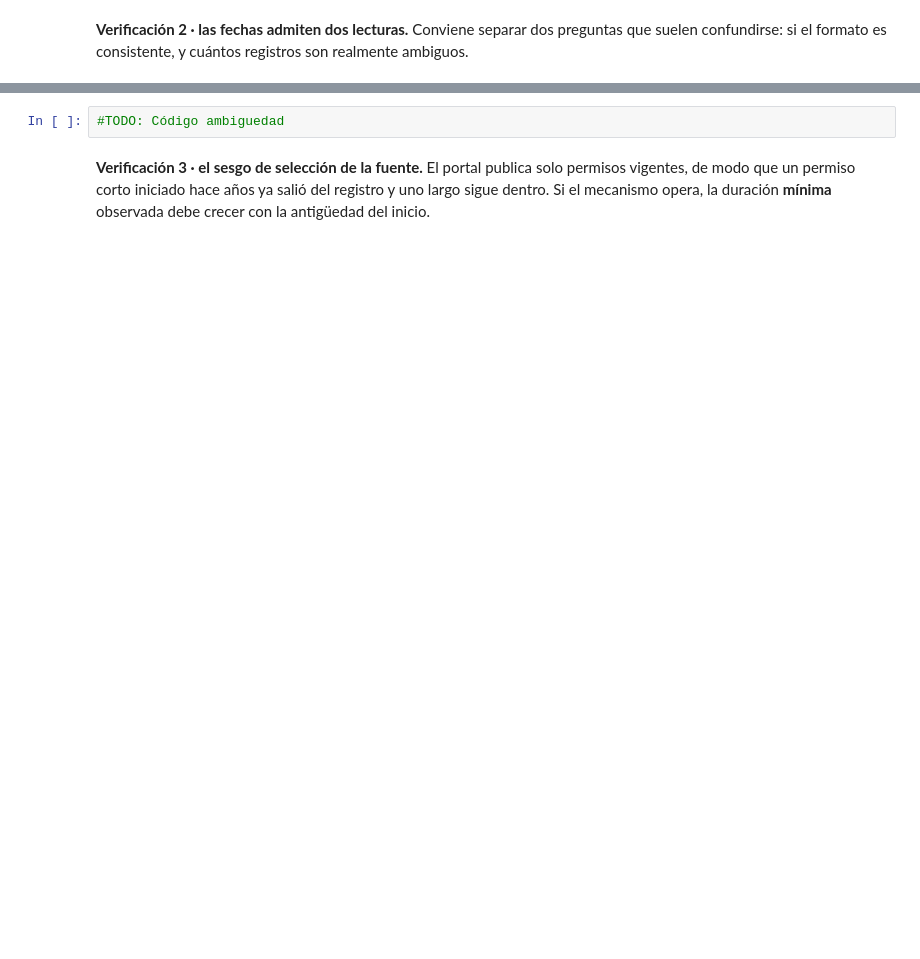
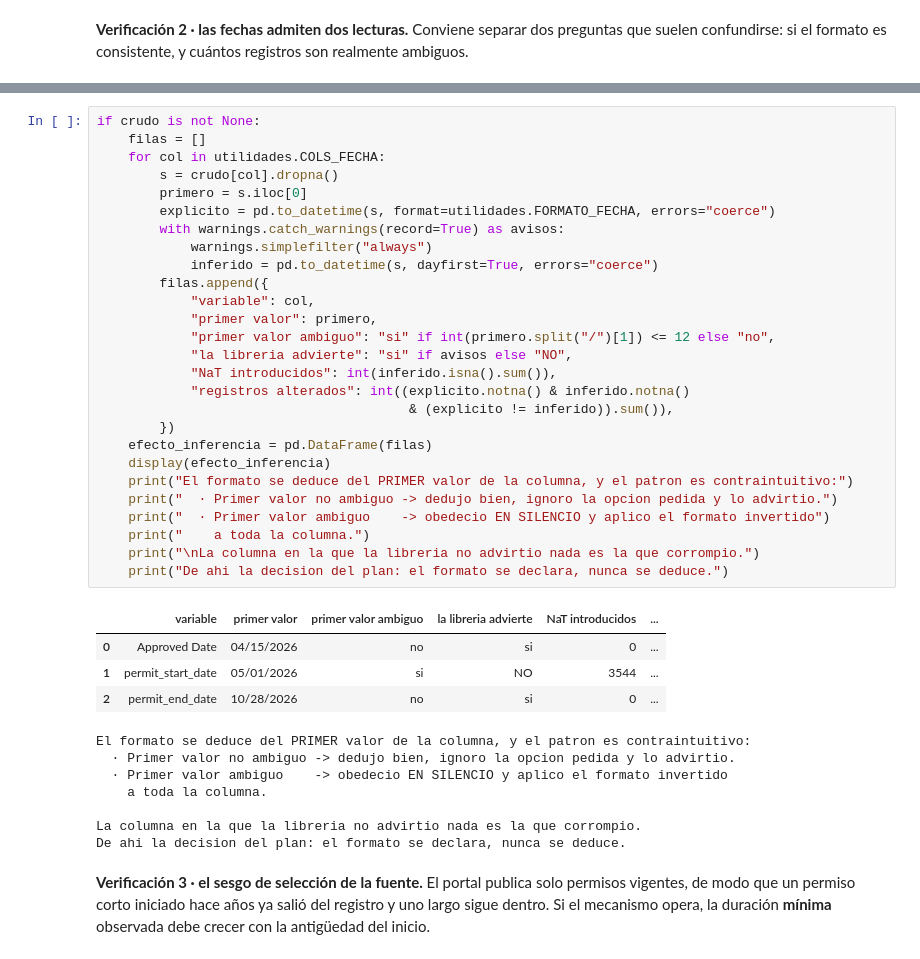
Before and after one commit to RJaramilloP/proyecto-grupo5-mcdi500, a Jupyter notebook: F1/notebooks/F1_Prueba.ipynb, the cells around one changed output, grey strips where cells are left out. Saved outputs shown, nothing was run; the diff lists cells and outputs as text; blank space fills up the shorter version.

```diff
--- a/F1/notebooks/F1_Prueba.ipynb
+++ b/F1/notebooks/F1_Prueba.ipynb
@@ -1253,5 +1304,42 @@ suelen confundirse: si el formato es consistente, y cuántos registros son realm
 # %%
-#TODO: Código ambiguedad
+if crudo is not None:
+    filas = []
+    for col in utilidades.COLS_FECHA:
+        s = crudo[col].dropna()
+        primero = s.iloc[0]
+        explicito = pd.to_datetime(s, format=utilidades.FORMATO_FECHA, errors="coerce")
+        with warnings.catch_warnings(record=True) as avisos:
+            warnings.simplefilter("always")
+            inferido = pd.to_datetime(s, dayfirst=True, errors="coerce")
+        filas.append({
+            "variable": col,
+            "primer valor": primero,
+            "primer valor ambiguo": "si" if int(primero.split("/")[1]) <= 12 else "no",
+            "la libreria advierte": "si" if avisos else "NO",
+            "NaT introducidos": int(inferido.isna().sum()),
+            "registros alterados": int((explicito.notna() & inferido.notna()
+                                        & (explicito != inferido)).sum()),
+        })
+    efecto_inferencia = pd.DataFrame(filas)
+    display(efecto_inferencia)
+    print("El formato se deduce del PRIMER valor de la columna, y el patron es contraintuitivo:")
+    print("  · Primer valor no ambiguo -> dedujo bien, ignoro la opcion pedida y lo advirtio.")
+    print("  · Primer valor ambiguo    -> obedecio EN SILENCIO y aplico el formato invertido")
+    print("    a toda la columna.")
+    print("\nLa columna en la que la libreria no advirtio nada es la que corrompio.")
+    print("De ahi la decision del plan: el formato se declara, nunca se deduce.")
+# %% [output]
+|  | variable | primer valor | primer valor ambiguo | la libreria advierte | NaT introducidos | ... |
+| 0 | Approved Date | 04/15/2026 | no | si | 0 | ... |
+| 1 | permit_start_date | 05/01/2026 | si | NO | 3544 | ... |
+| 2 | permit_end_date | 10/28/2026 | no | si | 0 | ... |
+El formato se deduce del PRIMER valor de la columna, y el patron es contraintuitivo:
+  · Primer valor no ambiguo -> dedujo bien, ignoro la opcion pedida y lo advirtio.
+  · Primer valor ambiguo    -> obedecio EN SILENCIO y aplico el formato invertido
+    a toda la columna.
+
+La columna en la que la libreria no advirtio nada es la que corrompio.
+De ahi la decision del plan: el formato se declara, nunca se deduce.
 # %% [markdown]
 **Verificación 3 · el sesgo de selección de la fuente.** El portal publica solo permisos
 vigentes, de modo que un permiso corto iniciado hace años ya salió del registro y uno largo
```
Also changed, not shown: parts of 5 cells of this notebook.
